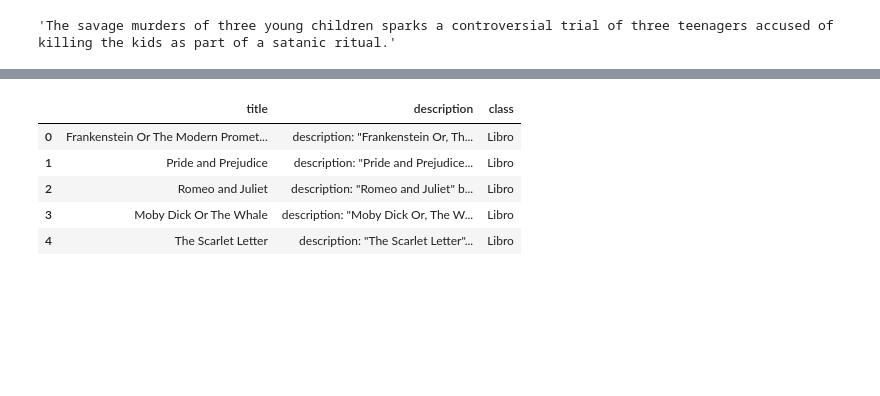
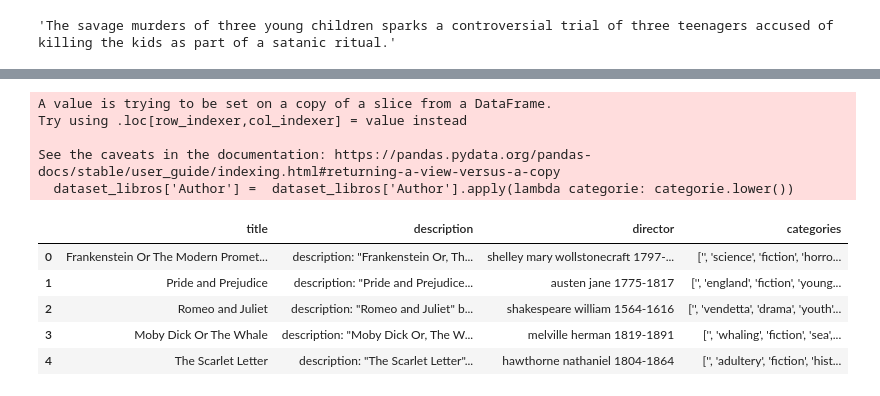
Before and after one commit to EugenioBravi/NLP_Bravi, a Jupyter notebook: preprocesamiento_data.ipynb, the cells around one changed output, grey strips where cells are left out. Cells and saved outputs as stored; diff of their text form; code cells hidden in the pictures; blank space fills up the shorter version.

```diff
--- a/preprocesamiento_data.ipynb
+++ b/preprocesamiento_data.ipynb
@@ -147,21 +205,30 @@ dtype: int64
 # %%
 #Elimino los libros que no tienen descripcion ya que no se puede determinar su tematica
 dataset_libros = dataset_libros.dropna()
+# %%
+dataset_libros['Author'] =  dataset_libros['Author'].apply(lambda categorie: categorie.lower())
+# %% [output]
+A value is trying to be set on a copy of a slice from a DataFrame.
+Try using .loc[row_indexer,col_indexer] = value instead
+
+See the caveats in the documentation: https://pandas.pydata.org/pandas-docs/stable/user_guide/indexing.html#returning-a-view-versus-a-copy
+  dataset_libros['Author'] =  dataset_libros['Author'].apply(lambda categorie: categorie.lower())
 # %%
 dataset_libros_procesados = pd.DataFrame({
     'title': dataset_libros['Title'],
     'description': dataset_libros.apply(
         lambda row: f"description: {row['Description']}", axis=1),
-    'class': 'Libro'
+    'director': dataset_libros['Author'],
+    'categories': dataset_libros['Genre']
 })
 dataset_libros_procesados.head()
 # %% [output]
-|  | title | description | class |
-| 0 | Frankenstein Or The Modern Promet... | description: "Frankenstein Or, Th... | Libro |
-| 1 | Pride and Prejudice | description: "Pride and Prejudice... | Libro |
-| 2 | Romeo and Juliet | description: "Romeo and Juliet" b... | Libro |
-| 3 | Moby Dick Or The Whale | description: "Moby Dick Or, The W... | Libro |
-| 4 | The Scarlet Letter | description: "The Scarlet Letter"... | Libro |
+|  | title | description | director | categories |
+| 0 | Frankenstein Or The Modern Promet... | description: "Frankenstein Or, Th... | shelley mary wollstonecraft 1797-... | ['', 'science', 'fiction', 'horro... |
+| 1 | Pride and Prejudice | description: "Pride and Prejudice... | austen jane 1775-1817 | ['', 'england', 'fiction', 'young... |
+| 2 | Romeo and Juliet | description: "Romeo and Juliet" b... | shakespeare william 1564-1616 | ['', 'vendetta', 'drama', 'youth'... |
+| 3 | Moby Dick Or The Whale | description: "Moby Dick Or, The W... | melville herman 1819-1891 | ['', 'whaling', 'fiction', 'sea',... |
+| 4 | The Scarlet Letter | description: "The Scarlet Letter"... | hawthorne nathaniel 1804-1864 | ['', 'adultery', 'fiction', 'hist... |
 # %%
 dataset_juegos_procesados.to_csv('./databases/juegos_procesados.csv', index=False)
 dataset_peliculas_procesados.to_csv('./databases/peliculas_procesados.csv', index=False)
```
Also changed, not shown: parts of 10 cells of this notebook, 4 other files.
